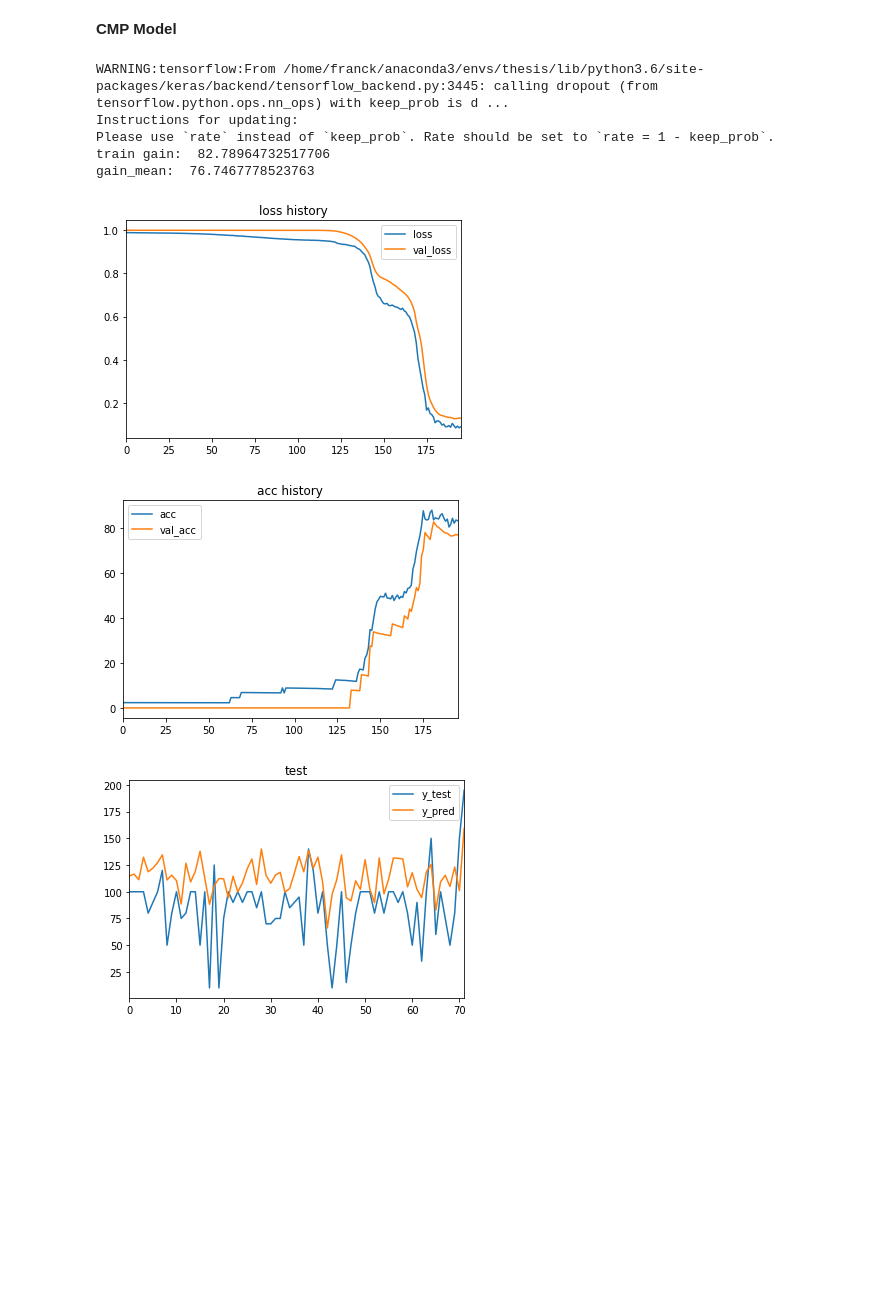
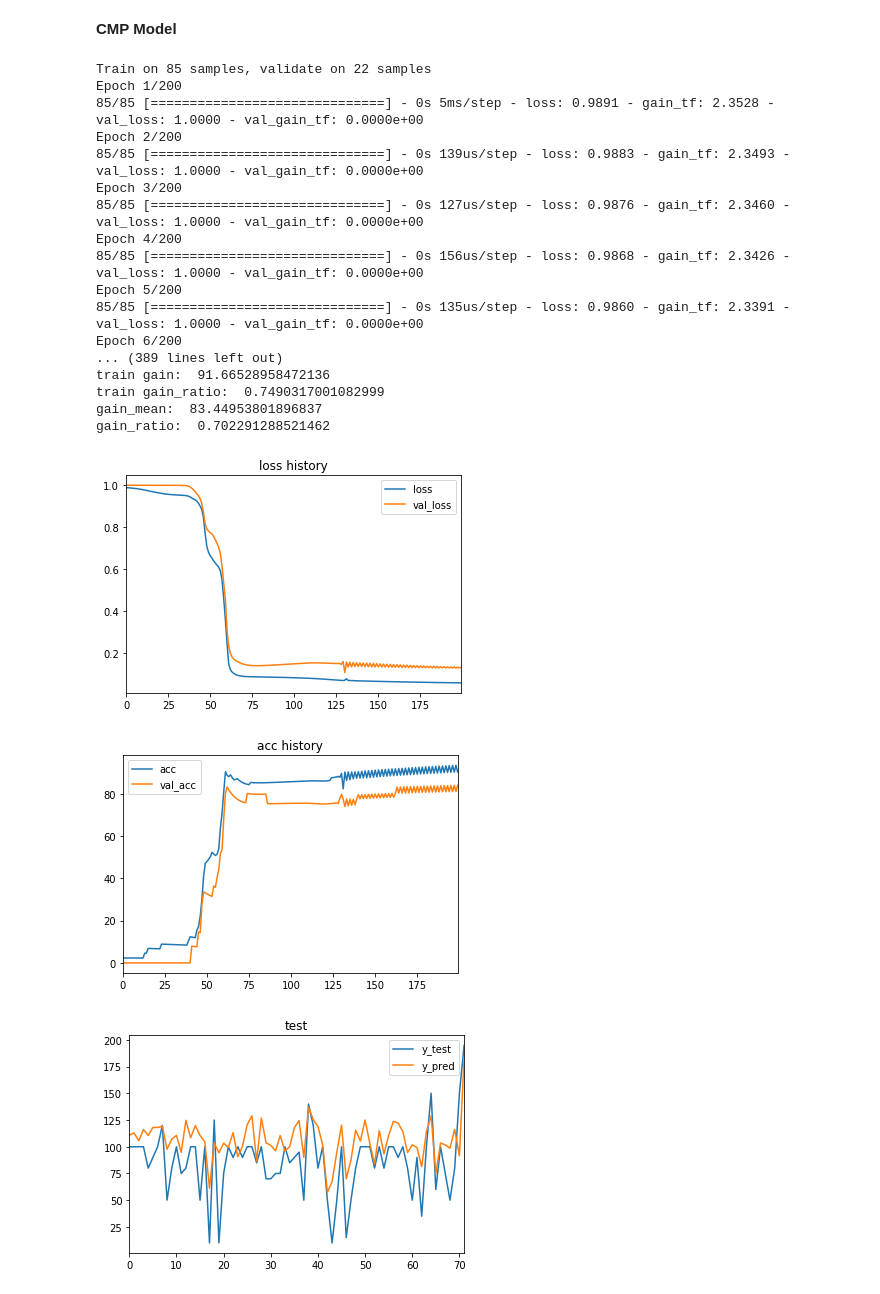
Before and after one commit to afranck64/ultimatum, a Jupyter notebook: notebooks/Model_DL.ipynb, the cells around one changed output. Saved outputs shown, nothing was run; the diff lists cells and outputs as text; code cells hidden in the pictures; blank space fills up the shorter version.

```diff
--- a/notebooks/Model_DL.ipynb
+++ b/notebooks/Model_DL.ipynb
@@ -174,49 +180,62 @@ gain_mean:  38.77777777777778
 # %%
 from keras.optimizers import RMSprop
 from keras.models import Sequential
-from keras.layers import Dense, Dropout
+from keras.layers import Dense, Dropout, ActivityRegularization
+
 
 drop_rate = 0.015
 model = Sequential()
-model.add(Dense(200, activation='relu', input_shape=(xTrain.shape[1],)))
-model.add(Dropout(rate=drop_rate))
-model.add(Dense(275, activation='relu'))
-model.add(Dropout(rate=drop_rate))
+model.add(Dense(10240, activation='relu', input_shape=(xTrain.shape[1],)))
+#model.add(Dropout(rate=drop_rate))
+#model.add(Dropout(rate=drop_rate))
+model.add(Dense(1024, activation='relu'))
+#model.add(Dropout(rate=drop_rate))
 model.add(Dense(100, activation='relu'))
-model.add(Dense(275, activation='relu'))
-model.add(Dropout(rate=drop_rate))
-model.add(Dense(100, activation='relu'))
-model.add(Dropout(rate=drop_rate))
+#model.add(Dropout(rate=drop_rate))
 model.add(Dense(1, activation='linear'))
 model.compile(loss=loss_tf,
               optimizer=RMSprop(lr=0.0001),
               metrics=[gain_tf])
 
-history = model.fit(xTrain, yTrain, epochs=196, verbose=0, batch_size=128, validation_split=0.20)
+history = model.fit(xTrain, yTrain, epochs=200, verbose=1, batch_size=512, validation_split=0.20)
 
 loss_hist = pd.DataFrame(data={'loss': history.history['loss'], 'val_loss': history.history['val_loss']})
 loss_hist.plot(title="loss history")
 
 acc_hist = pd.DataFrame(data={'acc': history.history['gain_tf'], 'val_acc': history.history['val_gain_tf']})
 acc_hist.plot(title="acc history")
 
 yPred = model.predict(xTest)
 
 out_data = pd.DataFrame(data={'y_test': np.ravel(yTest), 'y_pred': np.ravel(yPred)})
 out_data.plot(title="test")
 
 yPred = model.predict(xTest)
 print("train gain: ", gain_mean(yTrain.ravel(), model.predict(xTrain).ravel()))
+print("train gain_ratio: ", avg_gain_ratio(yTrain.ravel(), model.predict(xTrain).ravel()))
 
 print("gain_mean: ", gain_mean(yTest.ravel(), yPred.ravel()))
+print("gain_ratio: ", avg_gain_ratio(yTest.ravel(), yPred.ravel()))
 # %% [output]
-WARNING:tensorflow:From /home/franck/anaconda3/envs/thesis/lib/python3.6/site-packages/keras/backend/tensorflow_backend.py:3445: calling dropout (from tensorflow.python.ops.nn_ops) with keep_prob is d ...
-Instructions for updating:
-Please use `rate` instead of `keep_prob`. Rate should be set to `rate = 1 - keep_prob`.
-train gain:  82.78964732517706
-gain_mean:  76.7467778523763
+Train on 85 samples, validate on 22 samples
+Epoch 1/200
+85/85 [==============================] - 0s 5ms/step - loss: 0.9891 - gain_tf: 2.3528 - val_loss: 1.0000 - val_gain_tf: 0.0000e+00
+Epoch 2/200
+85/85 [==============================] - 0s 139us/step - loss: 0.9883 - gain_tf: 2.3493 - val_loss: 1.0000 - val_gain_tf: 0.0000e+00
+Epoch 3/200
+85/85 [==============================] - 0s 127us/step - loss: 0.9876 - gain_tf: 2.3460 - val_loss: 1.0000 - val_gain_tf: 0.0000e+00
+Epoch 4/200
+85/85 [==============================] - 0s 156us/step - loss: 0.9868 - gain_tf: 2.3426 - val_loss: 1.0000 - val_gain_tf: 0.0000e+00
+Epoch 5/200
+85/85 [==============================] - 0s 135us/step - loss: 0.9860 - gain_tf: 2.3391 - val_loss: 1.0000 - val_gain_tf: 0.0000e+00
+Epoch 6/200
+... (389 lines left out)
+train gain:  91.66528958472136
+train gain_ratio:  0.7490317001082999
+gain_mean:  83.44953801896837
+gain_ratio:  0.702291288521462
-[figure, old version]
+[figure, new version]
-[figure, old version]
+[figure, new version]
-[figure, old version]
+[figure, new version]
 # %%
 from notebooks.models import AcceptanceModel
```
Also changed, not shown: parts of 12 cells of this notebook, 38 other files.
